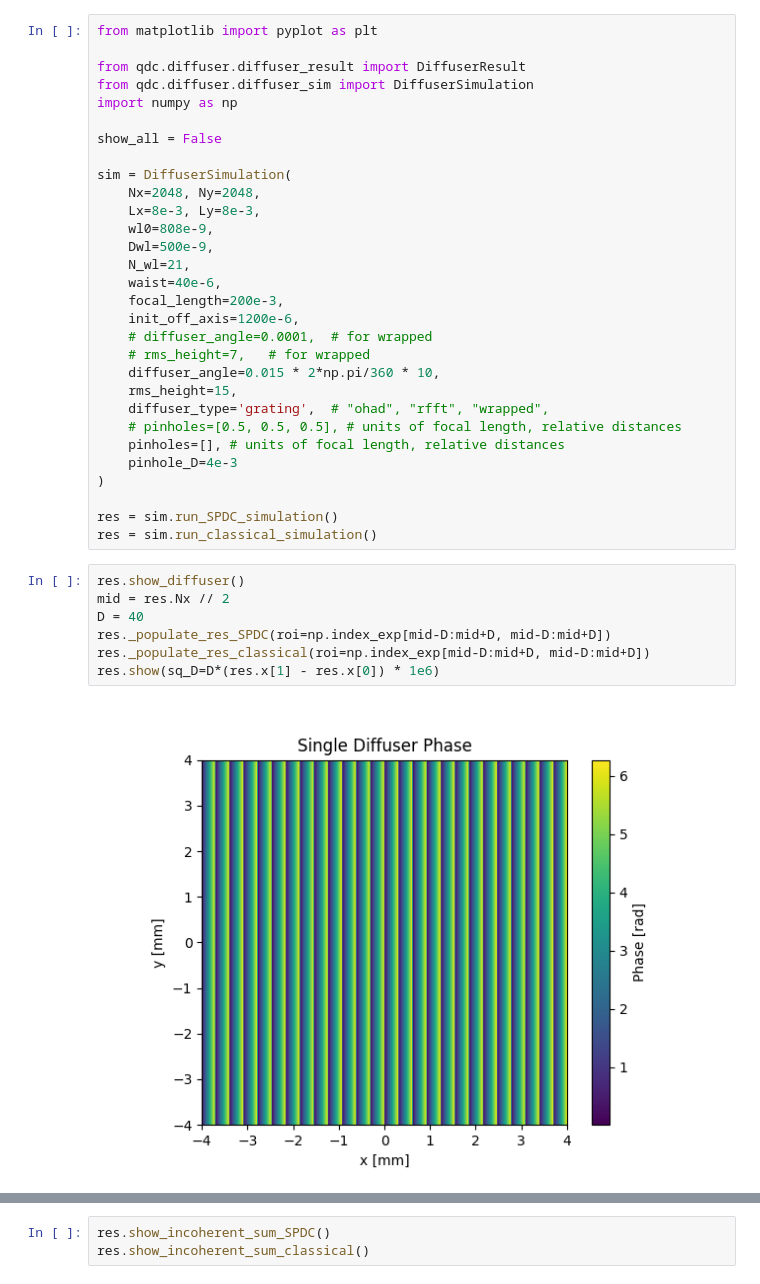
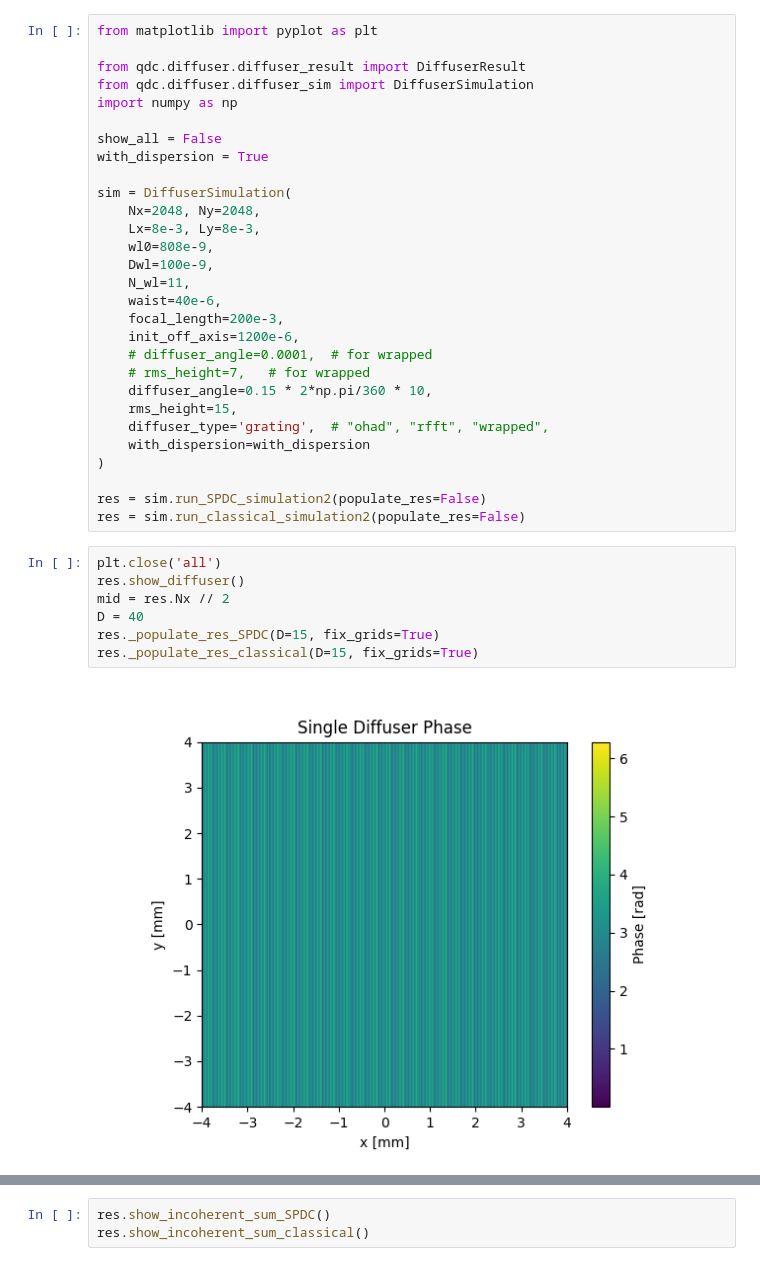
Before and after one commit to rubiaek/qdc2, a Jupyter notebook: qdc/diffuser/run_grating.ipynb, the cells around one changed output, grey strips where cells are left out. Drawn from its saved outputs; the diff is of its cells as text.

Commit message:
trying to revamp the grating simulation

```diff
--- a/qdc/diffuser/run_grating.ipynb
+++ b/qdc/diffuser/run_grating.ipynb
@@ -13,34 +14,33 @@ from qdc.diffuser.diffuser_sim import DiffuserSimulation
 import numpy as np
 
 show_all = False
+with_dispersion = True
 
 sim = DiffuserSimulation(
     Nx=2048, Ny=2048,
     Lx=8e-3, Ly=8e-3,
     wl0=808e-9,
-    Dwl=500e-9,
-    N_wl=21,
+    Dwl=100e-9,
+    N_wl=11,
     waist=40e-6,
     focal_length=200e-3,
     init_off_axis=1200e-6,
     # diffuser_angle=0.0001,  # for wrapped
     # rms_height=7,   # for wrapped
-    diffuser_angle=0.015 * 2*np.pi/360 * 10,
+    diffuser_angle=0.15 * 2*np.pi/360 * 10,
     rms_height=15,
     diffuser_type='grating',  # "ohad", "rfft", "wrapped",
-    # pinholes=[0.5, 0.5, 0.5], # units of focal length, relative distances
-    pinholes=[], # units of focal length, relative distances
-    pinhole_D=4e-3
+    with_dispersion=with_dispersion
 )
 
-res = sim.run_SPDC_simulation()
-res = sim.run_classical_simulation()
+res = sim.run_SPDC_simulation2(populate_res=False)
+res = sim.run_classical_simulation2(populate_res=False)
 # %%
+plt.close('all')
 res.show_diffuser()
 mid = res.Nx // 2
 D = 40
-res._populate_res_SPDC(roi=np.index_exp[mid-D:mid+D, mid-D:mid+D])
-res._populate_res_classical(roi=np.index_exp[mid-D:mid+D, mid-D:mid+D])
-res.show(sq_D=D*(res.x[1] - res.x[0]) * 1e6)
+res._populate_res_SPDC(D=15, fix_grids=True)
+res._populate_res_classical(D=15, fix_grids=True)
 # %% [output]
-[figure, old version]
+[figure, new version]
```
Also changed, not shown: parts of 5 cells of this notebook, 4 other files.
